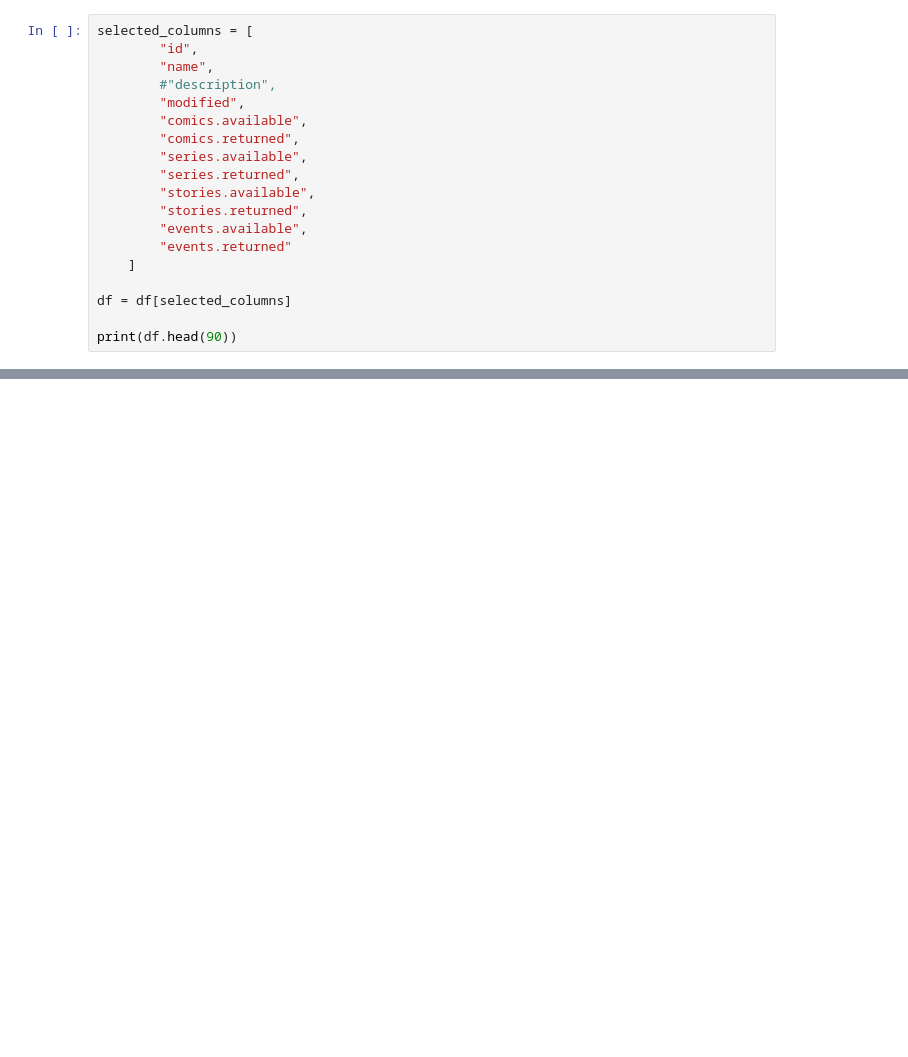
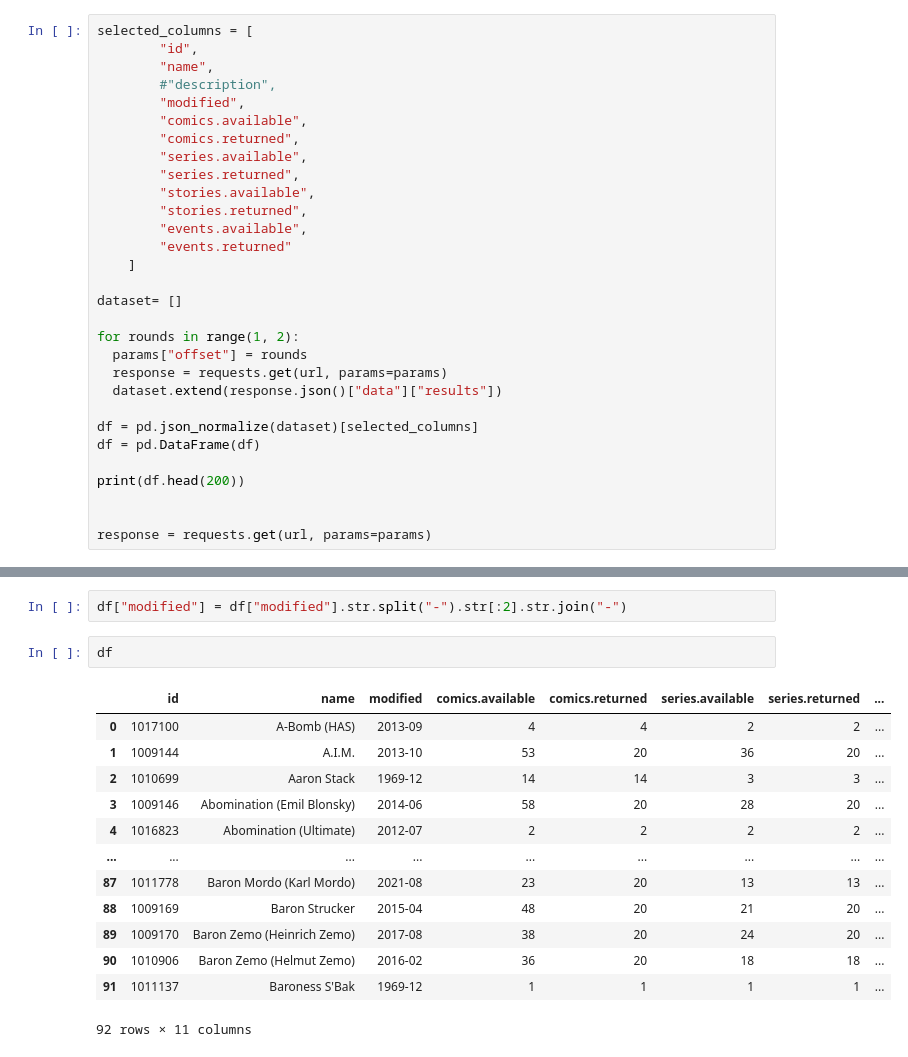
Before and after one commit to Rodrigo-Perico/aleon.ai, a Jupyter notebook: Marvel_aleon_ai.ipynb, the cells around one changed output, grey strips where cells are left out. Saved outputs shown, nothing was run; the diff lists cells and outputs as text; blank space fills up the shorter version.

```diff
--- a/Marvel_aleon_ai.ipynb
+++ b/Marvel_aleon_ai.ipynb
@@ -44,8 +125,19 @@ selected_columns = [
         "events.returned"
     ]
 
-df = df[selected_columns]
+dataset= []
 
-print(df.head(90))
+for rounds in range(1, 2):
+  params["offset"] = rounds
+  response = requests.get(url, params=params)
+  dataset.extend(response.json()["data"]["results"])
+
+df = pd.json_normalize(dataset)[selected_columns]
+df = pd.DataFrame(df)
+
+print(df.head(200))
+
+
+response = requests.get(url, params=params)
 # %% [output]
          id                        name                  modified  \
@@ -67,0 +160,18 @@ print(df.head(90))
+# %%
+df["modified"] = df["modified"].str.split("-").str[:2].str.join("-")
+# %%
+df
+# %% [output]
+|  | id | name | modified | comics.available | comics.returned | series.available | series.returned | ... |
+| 0 | 1017100 | A-Bomb (HAS) | 2013-09 | 4 | 4 | 2 | 2 | ... |
+| 1 | 1009144 | A.I.M. | 2013-10 | 53 | 20 | 36 | 20 | ... |
+| 2 | 1010699 | Aaron Stack | 1969-12 | 14 | 14 | 3 | 3 | ... |
+| 3 | 1009146 | Abomination (Emil Blonsky) | 2014-06 | 58 | 20 | 28 | 20 | ... |
+| 4 | 1016823 | Abomination (Ultimate) | 2012-07 | 2 | 2 | 2 | 2 | ... |
+| ... | ... | ... | ... | ... | ... | ... | ... | ... |
+| 87 | 1011778 | Baron Mordo (Karl Mordo) | 2021-08 | 23 | 20 | 13 | 13 | ... |
+| 88 | 1009169 | Baron Strucker | 2015-04 | 48 | 20 | 21 | 20 | ... |
+| 89 | 1009170 | Baron Zemo (Heinrich Zemo) | 2017-08 | 38 | 20 | 24 | 20 | ... |
+| 90 | 1010906 | Baron Zemo (Helmut Zemo) | 2016-02 | 36 | 20 | 18 | 18 | ... |
+| 91 | 1011137 | Baroness S'Bak | 1969-12 | 1 | 1 | 1 | 1 | ... |
+92 rows × 11 columns
```
Also changed, not shown: parts of 14 cells of this notebook.
